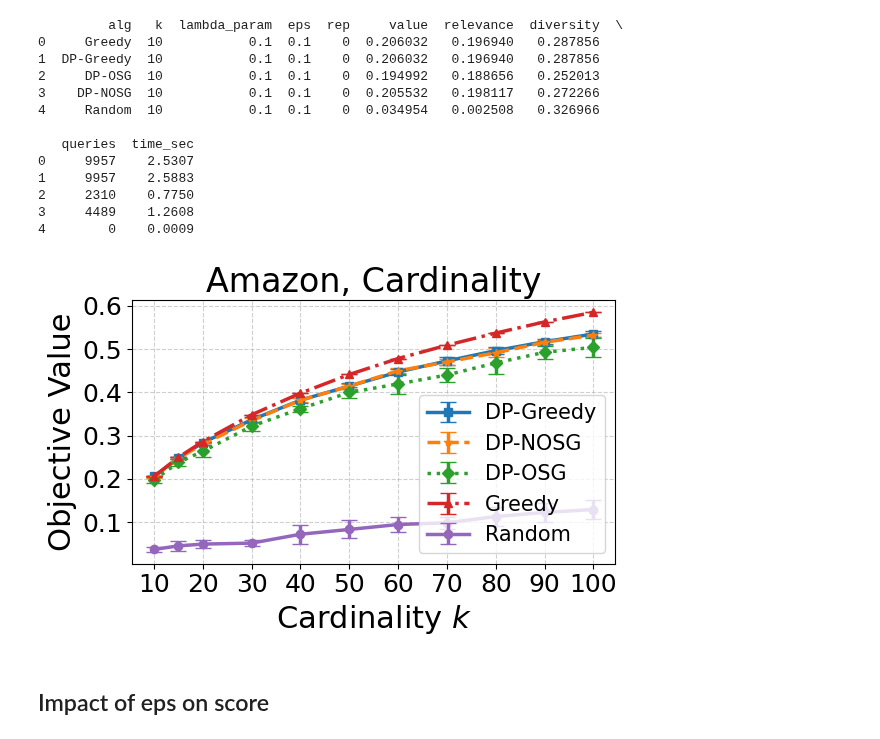
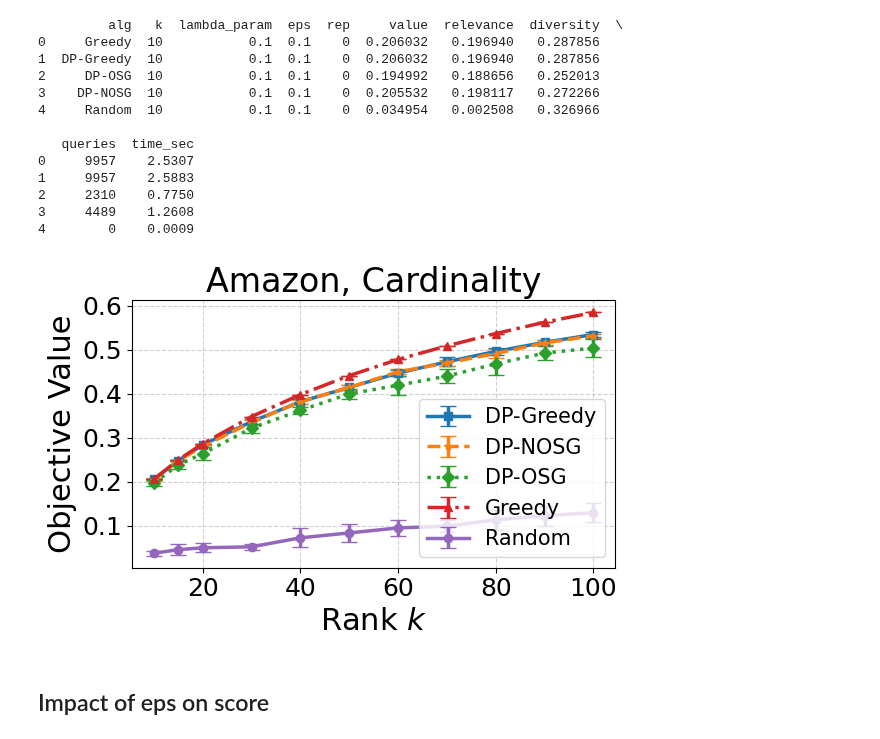
Before and after one commit to ronzadi/Differentially-Private-Max-Sum-Diversification, a Jupyter notebook: visualize_results/visualize_amazon_cardinality.ipynb, the cells around one changed output. Cells and saved outputs as stored; diff of their text form; code cells hidden in the pictures.

```diff
--- a/visualize_results/visualize_amazon_cardinality.ipynb
+++ b/visualize_results/visualize_amazon_cardinality.ipynb
@@ -72,36 +72,36 @@ algorithms = stats['alg'].unique()
 
 for i, alg in enumerate(algorithms):
     alg_data = stats[stats['alg'] == alg]
 
     # Assign a unique combination of color, marker, and linestyle to each alg
     plt.errorbar(
         alg_data['k'],
         alg_data['mean'],
         yerr=alg_data['std'],
         label=alg,
         color=colors[i % len(colors)],
         marker=markers[i % len(markers)],
         linestyle=linestyles[i % len(linestyles)],
         linewidth=2.5,  # Slightly thicker lines
         markersize=6,  # Larger markers for better visibility
         capsize=6       # Distinct caps for the error bars
     )
 
 # Formatting for large text relative to the image size
-plt.xlabel('Cardinality $k$', fontsize=22)
+plt.xlabel('Rank $k$', fontsize=22)
 plt.ylabel('Objective Value', fontsize=22)
 plt.title('Amazon, Cardinality', fontsize=24)
 
-plt.xticks(range(10, 110, 10), fontsize=18)
+plt.xticks(range(20, 110, 20), fontsize=18)
 plt.yticks(fontsize=18)
 plt.legend(fontsize=15, frameon=True) # Legend with a box for clarity
 plt.grid(True, linestyle='--', alpha=0.6)
 
 plt.tight_layout() # Ensures labels don't get cut off
 plt.savefig('amazon_cardinality_k_on_val.pdf')
 plt.show()
 # %% [output]
-[figure, old version]
+[figure, new version]
 # %% [markdown]
 ## Impact of eps on score
 # %%
```
Also changed, not shown: parts of 2 cells of this notebook.
